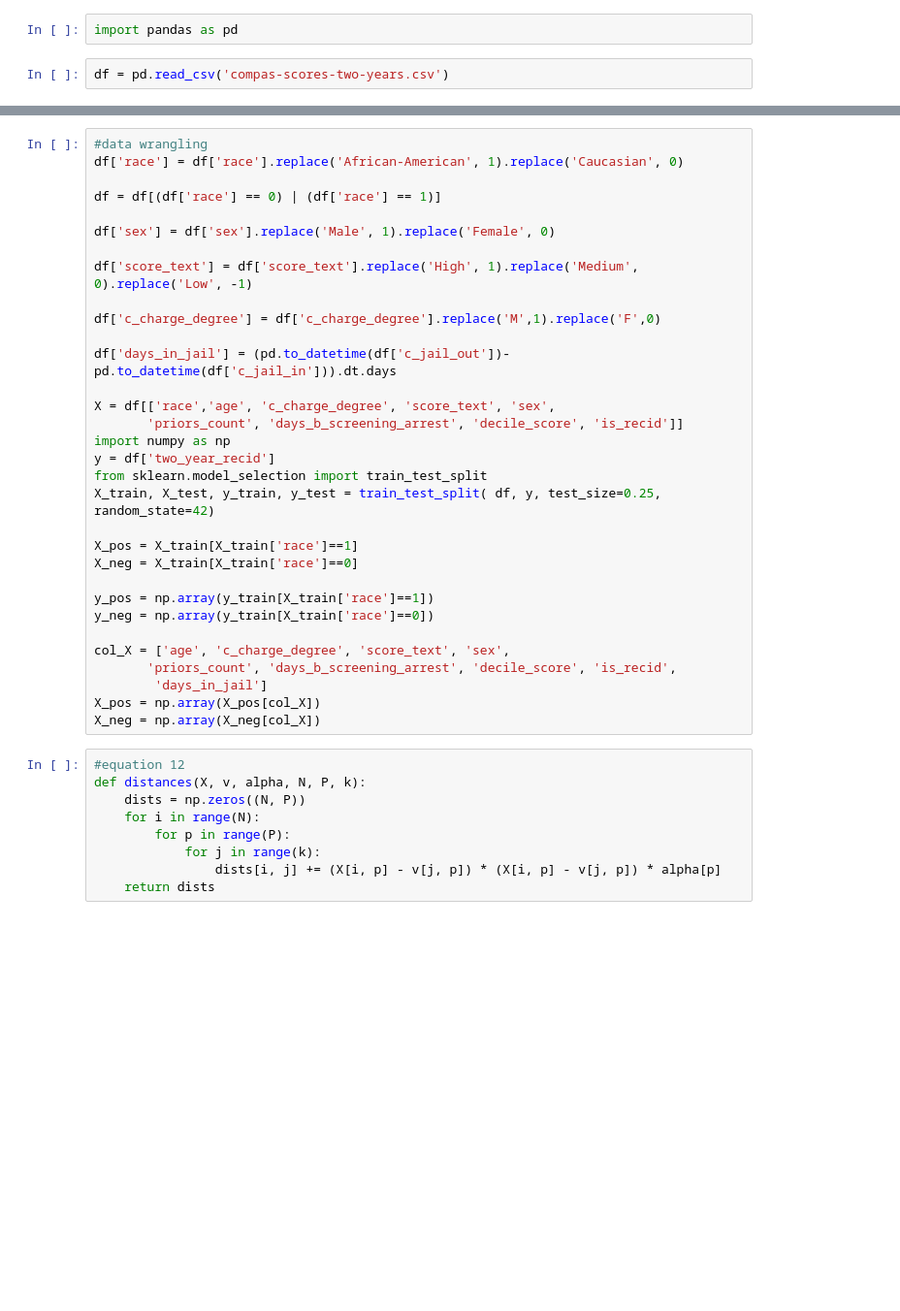
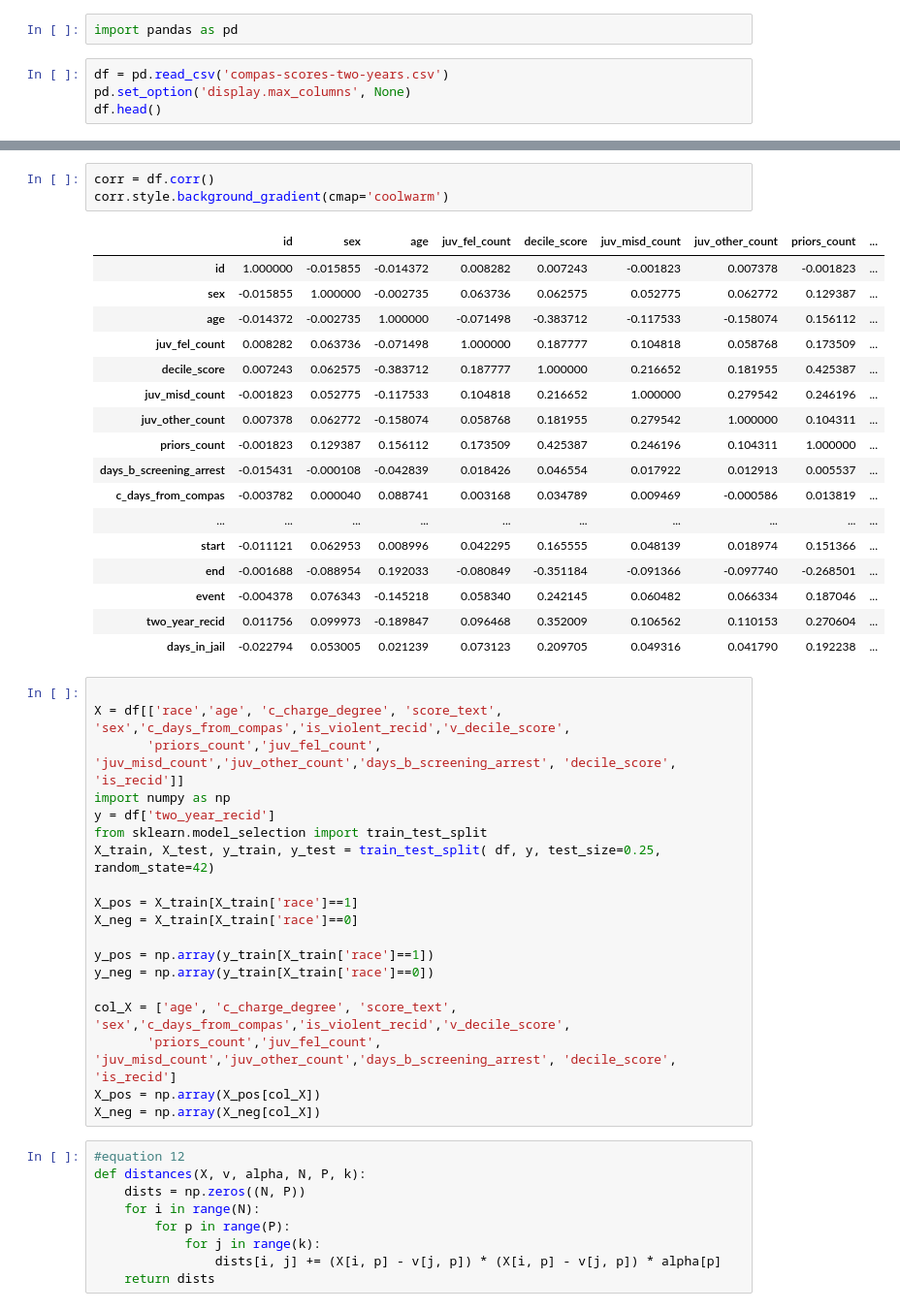
Before and after one commit to TZstatsADS/ads-spring2023-project4-group_1, a Jupyter notebook: lib/LFR.ipynb, the cells around one changed output, grey strips where cells are left out. Shown: that part at 97% size. Saved outputs shown, nothing was run; the diff lists cells and outputs as text; blank space fills up the shorter version.

```diff
--- a/lib/LFR.ipynb
+++ b/lib/LFR.ipynb
@@ -2,3 +2,5 @@
 import pandas as pd
 # %%
 df = pd.read_csv('compas-scores-two-years.csv')
+pd.set_option('display.max_columns', None)
+df.head()
@@ -5,19 +47,28 @@ df = pd.read_csv('compas-scores-two-years.csv')
+# %%
+corr = df.corr()
+corr.style.background_gradient(cmap='coolwarm')
+# %% [output]
+|  | id | sex | age | juv_fel_count | decile_score | juv_misd_count | juv_other_count | priors_count | ... |
+| id | 1.000000 | -0.015855 | -0.014372 | 0.008282 | 0.007243 | -0.001823 | 0.007378 | -0.001823 | ... |
+| sex | -0.015855 | 1.000000 | -0.002735 | 0.063736 | 0.062575 | 0.052775 | 0.062772 | 0.129387 | ... |
+| age | -0.014372 | -0.002735 | 1.000000 | -0.071498 | -0.383712 | -0.117533 | -0.158074 | 0.156112 | ... |
+| juv_fel_count | 0.008282 | 0.063736 | -0.071498 | 1.000000 | 0.187777 | 0.104818 | 0.058768 | 0.173509 | ... |
+| decile_score | 0.007243 | 0.062575 | -0.383712 | 0.187777 | 1.000000 | 0.216652 | 0.181955 | 0.425387 | ... |
+| juv_misd_count | -0.001823 | 0.052775 | -0.117533 | 0.104818 | 0.216652 | 1.000000 | 0.279542 | 0.246196 | ... |
+| juv_other_count | 0.007378 | 0.062772 | -0.158074 | 0.058768 | 0.181955 | 0.279542 | 1.000000 | 0.104311 | ... |
+| priors_count | -0.001823 | 0.129387 | 0.156112 | 0.173509 | 0.425387 | 0.246196 | 0.104311 | 1.000000 | ... |
+| days_b_screening_arrest | -0.015431 | -0.000108 | -0.042839 | 0.018426 | 0.046554 | 0.017922 | 0.012913 | 0.005537 | ... |
+| c_days_from_compas | -0.003782 | 0.000040 | 0.088741 | 0.003168 | 0.034789 | 0.009469 | -0.000586 | 0.013819 | ... |
+| ... | ... | ... | ... | ... | ... | ... | ... | ... | ... |
+| start | -0.011121 | 0.062953 | 0.008996 | 0.042295 | 0.165555 | 0.048139 | 0.018974 | 0.151366 | ... |
+| end | -0.001688 | -0.088954 | 0.192033 | -0.080849 | -0.351184 | -0.091366 | -0.097740 | -0.268501 | ... |
+| event | -0.004378 | 0.076343 | -0.145218 | 0.058340 | 0.242145 | 0.060482 | 0.066334 | 0.187046 | ... |
+| two_year_recid | 0.011756 | 0.099973 | -0.189847 | 0.096468 | 0.352009 | 0.106562 | 0.110153 | 0.270604 | ... |
+| days_in_jail | -0.022794 | 0.053005 | 0.021239 | 0.073123 | 0.209705 | 0.049316 | 0.041790 | 0.192238 | ... |
 # %%
-#data wrangling
-df['race'] = df['race'].replace('African-American', 1).replace('Caucasian', 0)
 
-df = df[(df['race'] == 0) | (df['race'] == 1)]
-
-df['sex'] = df['sex'].replace('Male', 1).replace('Female', 0)
-
-df['score_text'] = df['score_text'].replace('High', 1).replace('Medium', 0).replace('Low', -1)
-
-df['c_charge_degree'] = df['c_charge_degree'].replace('M',1).replace('F',0)
-
-df['days_in_jail'] = (pd.to_datetime(df['c_jail_out'])-pd.to_datetime(df['c_jail_in'])).dt.days
-
-X = df[['race','age', 'c_charge_degree', 'score_text', 'sex',
-       'priors_count', 'days_b_screening_arrest', 'decile_score', 'is_recid']]
+X = df[['race','age', 'c_charge_degree', 'score_text', 'sex','c_days_from_compas','is_violent_recid','v_decile_score',
+       'priors_count','juv_fel_count', 'juv_misd_count','juv_other_count','days_b_screening_arrest', 'decile_score', 'is_recid']]
 import numpy as np
 y = df['two_year_recid']
 from sklearn.model_selection import train_test_split
@@ -29,9 +80,8 @@ X_neg = X_train[X_train['race']==0]
 y_pos = np.array(y_train[X_train['race']==1])
 y_neg = np.array(y_train[X_train['race']==0])
 
-col_X = ['age', 'c_charge_degree', 'score_text', 'sex',
-       'priors_count', 'days_b_screening_arrest', 'decile_score', 'is_recid',
-        'days_in_jail']
+col_X = ['age', 'c_charge_degree', 'score_text', 'sex','c_days_from_compas','is_violent_recid','v_decile_score',
+       'priors_count','juv_fel_count', 'juv_misd_count','juv_other_count','days_b_screening_arrest', 'decile_score', 'is_recid']
 X_pos = np.array(X_pos[col_X])
 X_neg = np.array(X_neg[col_X])
 # %%
```
Also changed, not shown: parts of 6 cells of this notebook.
